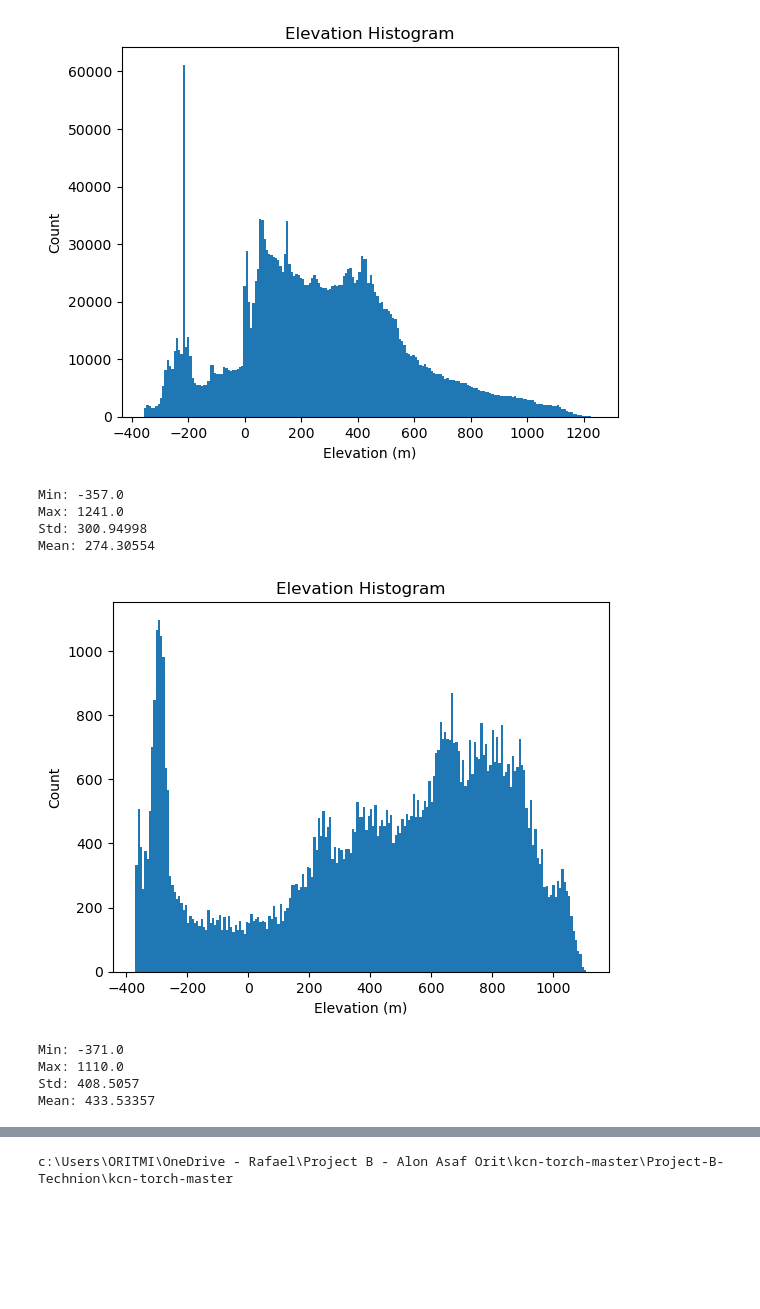
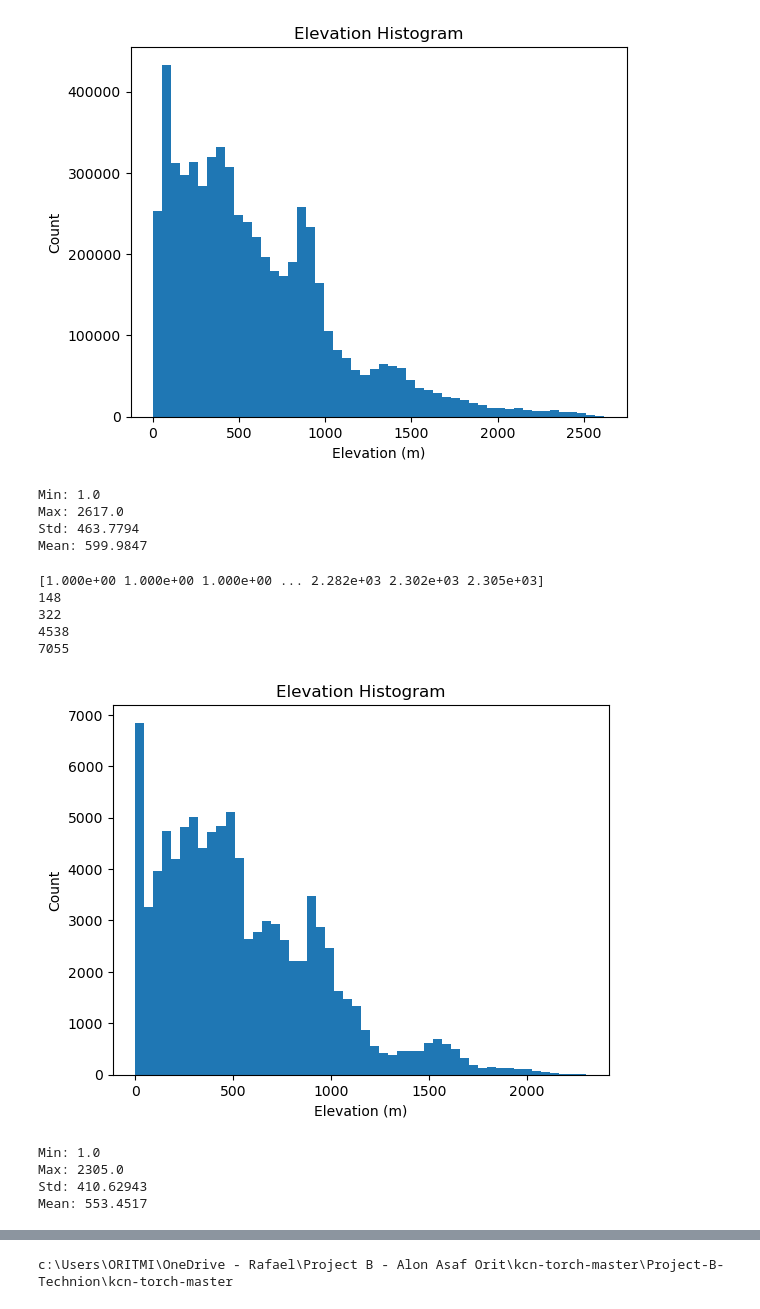
Before and after one commit to Orit2000/Project-B-Technion, a Jupyter notebook: Transformer_Map_Interp/display/dataset_statistics.ipynb, the cells around one changed output, grey strips where cells are left out. Drawn from its saved outputs; the diff is of its cells as text; code cells hidden in the pictures; blank space fills up the shorter version.

```diff
--- a/Transformer_Map_Interp/display/dataset_statistics.ipynb
+++ b/Transformer_Map_Interp/display/dataset_statistics.ipynb
@@ -19,12 +19,12 @@ c:\Users\ORITMI\OneDrive - Rafael\Project B - Alon Asaf Orit\kcn-torch-master\Pr
 # Show the current working directory
 from pathlib import Path
 print(os.getcwd())
-os.chdir("..")
+#os.chdir("..")
 sys.path.append(os.path.abspath(".."))  # project root
 print(os.path.abspath(".."))
 p_cache = Path("cache")
 print("cache exists?", p_cache.exists(), "->", p_cache.resolve())
-trainset = torch.load(r"./cache/trainset_2_M_points_10_nei_new_saving_with_batching.pt",map_location="cpu",weights_only=False)
-validset = torch.load(r"./cache/validset_2_M_points_10_nei_new_saving_with_batching.pt",map_location="cpu",weights_only=False)
-testset = torch.load(r"./cache/testset_2_M_points_10_nei_new_saving_with_batching.pt",map_location="cpu",weights_only=False)
+trainset = torch.load(r"./cache/trainset_blobed.pt",map_location="cpu",weights_only=False)
+validset = torch.load(r"./cache/validset_blobed.pt",map_location="cpu",weights_only=False)
+testset = torch.load(r"./cache/testset_blobed.pt",map_location="cpu",weights_only=False)
 # %% [output]
@@ -75,7 +74,7 @@ trainset obs coords norm: tensor([[32.5773, 35.4538],
 # %%
 vals = trainset.y.numpy().reshape(-1)
 
-plt.hist(vals, bins=200)
+plt.hist(vals, bins=50)
 plt.title("Elevation Histogram")
 plt.xlabel("Elevation (m)")
 plt.ylabel("Count")
@@ -86,30 +85,39 @@ print("Max:", vals.max())
 print("Std:", vals.std())
 print("Mean:", vals.mean())
 # %% [output]
-[figure, old version]
+[figure, new version]
-Min: -357.0
-Max: 1241.0
-Std: 300.94998
-Mean: 274.30554
+Min: 1.0
+Max: 2617.0
+Std: 463.7794
+Mean: 599.9847
 # %%
 vals = validset.y.numpy().reshape(-1)
-
-plt.hist(vals, bins=200)
+print(np.sort(vals))
+print(np.sum(vals<=1.0))
+print(np.sum(vals<=2.0))
+print(np.sum(vals<=20.0))
+print(np.sum(vals<=50.0))
+plt.hist(vals, bins=50)
 plt.title("Elevation Histogram")
 plt.xlabel("Elevation (m)")
 plt.ylabel("Count")
 plt.show()
 
 print("Min:", vals.min())
 print("Max:", vals.max())
 print("Std:", vals.std())
 print("Mean:", vals.mean())
 # %% [output]
+[1.000e+00 1.000e+00 1.000e+00 ... 2.282e+03 2.302e+03 2.305e+03]
+148
+322
+4538
+7055
-[figure, old version]
+[figure, new version]
-Min: -371.0
-Max: 1110.0
-Std: 408.5057
-Mean: 433.53357
+Min: 1.0
+Max: 2305.0
+Std: 410.62943
+Mean: 553.4517
 # %%
 vals = testset.y.numpy().reshape(-1)
 
```
Also changed, not shown: parts of 7 cells of this notebook, 7 other files.
